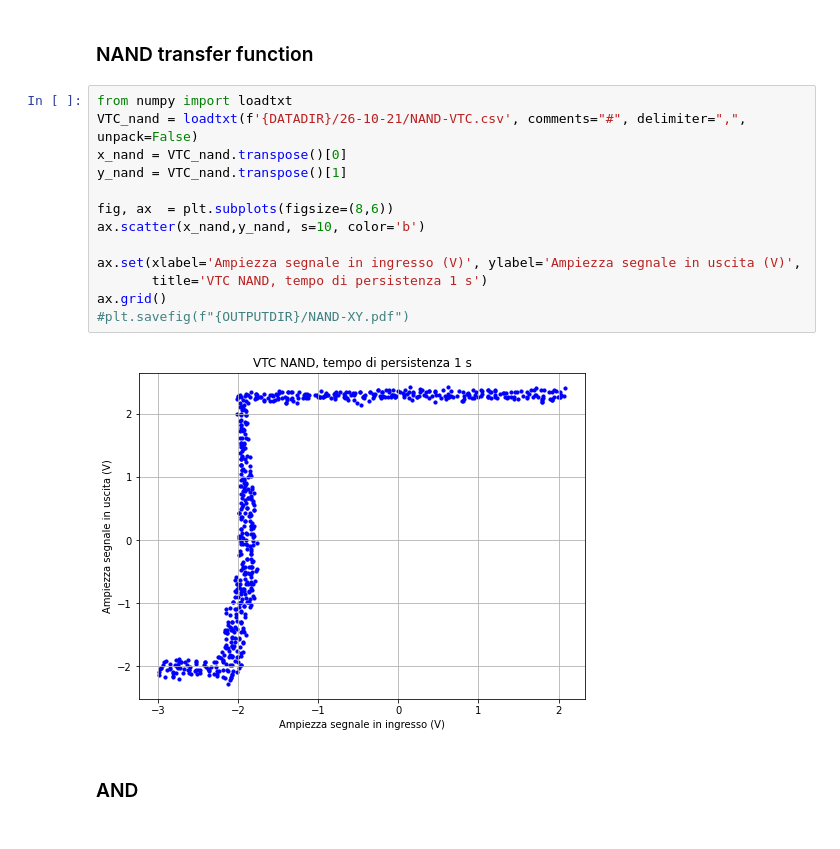
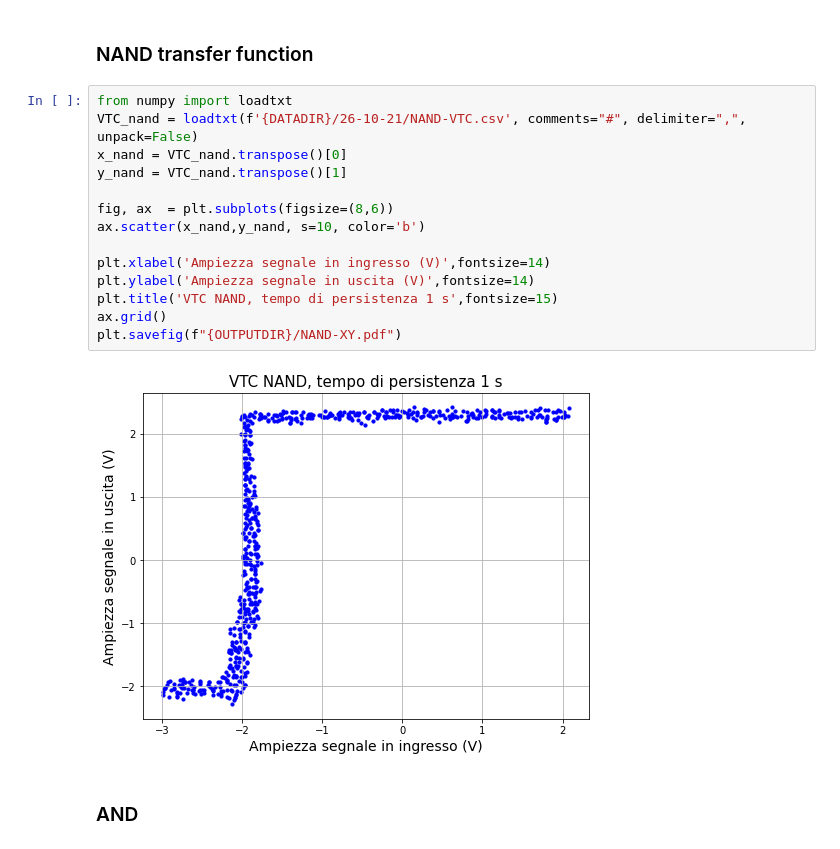
Before and after one commit to valeriopagliarino/Electronics-2021-UNITO-Public, a Jupyter notebook: analysis/2_AND_JK_BJT.ipynb, the cells around one changed output. Cells and saved outputs as stored; diff of their text form.

```diff
--- a/analysis/2_AND_JK_BJT.ipynb
+++ b/analysis/2_AND_JK_BJT.ipynb
@@ -218,18 +218,19 @@ def plotLogicLevelNoClock(ch1, ch1_name, ch2, ch2_name, ch3, ch3_name, ch4, ch4_
 # %%
 from numpy import loadtxt
 VTC_nand = loadtxt(f'{DATADIR}/26-10-21/NAND-VTC.csv', comments="#", delimiter=",", unpack=False)
 x_nand = VTC_nand.transpose()[0]
 y_nand = VTC_nand.transpose()[1]
 
 fig, ax  = plt.subplots(figsize=(8,6))
 ax.scatter(x_nand,y_nand, s=10, color='b')
 
-ax.set(xlabel='Ampiezza segnale in ingresso (V)', ylabel='Ampiezza segnale in uscita (V)',
-       title='VTC NAND, tempo di persistenza 1 s')
+plt.xlabel('Ampiezza segnale in ingresso (V)',fontsize=14)
+plt.ylabel('Ampiezza segnale in uscita (V)',fontsize=14)
+plt.title('VTC NAND, tempo di persistenza 1 s',fontsize=15)
 ax.grid()
-#plt.savefig(f"{OUTPUTDIR}/NAND-XY.pdf")
+plt.savefig(f"{OUTPUTDIR}/NAND-XY.pdf")
 # %% [output]
-[figure, old version]
+[figure, new version]
 # %% [markdown]
 ### AND
 # %% [markdown]
```
Also changed, not shown: parts of 12 cells of this notebook, 22 other files.
